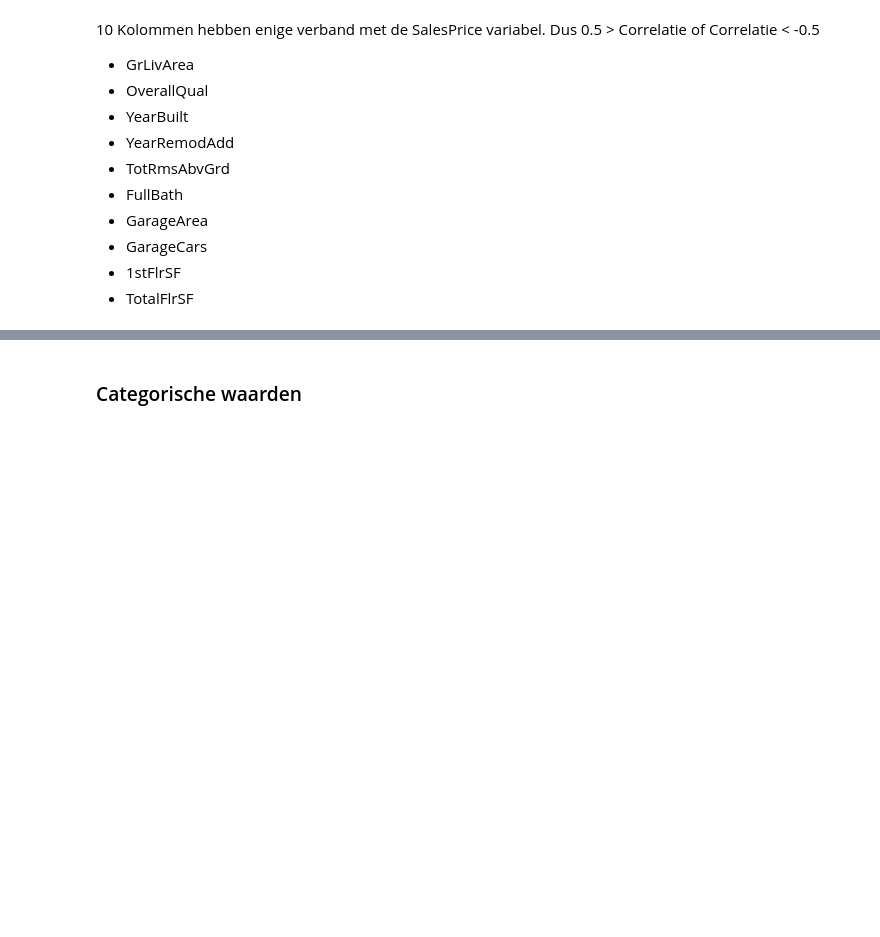
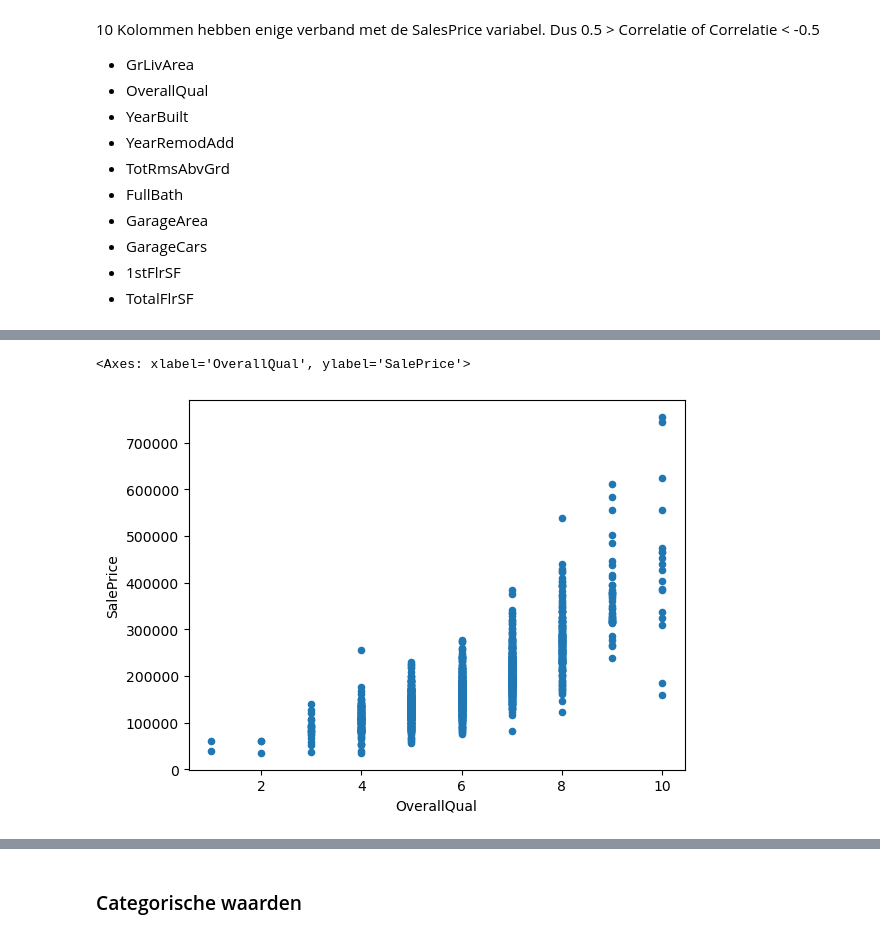
Before and after one commit to geoduin/HousePricePredictor, a Jupyter notebook: data_science_challenge.ipynb, the cells around one changed output, grey strips where cells are left out. Cells and saved outputs as stored; diff of their text form; code cells hidden in the pictures; blank space fills up the shorter version.

```diff
--- a/data_science_challenge.ipynb
+++ b/data_science_challenge.ipynb
@@ -283,0 +294,5 @@ numeric_correlation.corr().style.background_gradient(cmap="coolwarm")
+# %%
+relevant_data.plot.scatter("OverallQual", "SalePrice")
+# %% [output]
+<Axes: xlabel='OverallQual', ylabel='SalePrice'>
+[figure, added]
```
Also changed, not shown: parts of 13 cells of this notebook.
